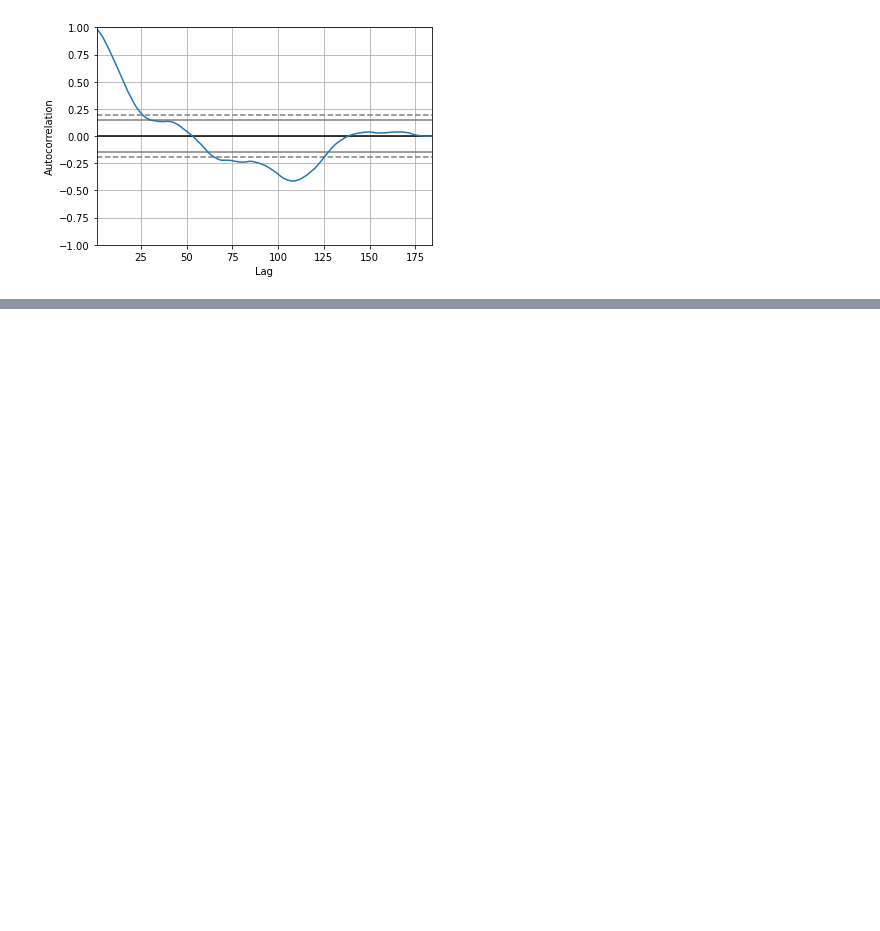
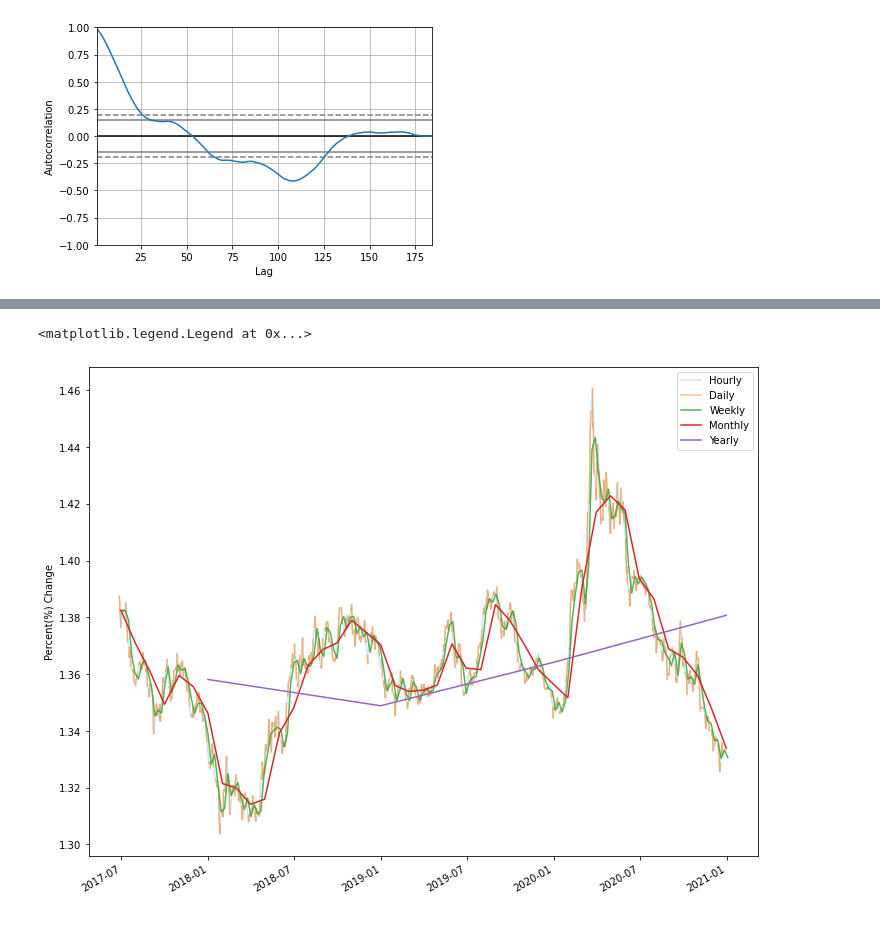
Before and after one commit to DeangeloBowen1/observing-east-asia-currencies, a Jupyter notebook: explore.ipynb, the cells around one changed output, grey strips where cells are left out. Cells and saved outputs as stored; diff of their text form; code cells hidden in the pictures; blank space fills up the shorter version.

```diff
--- a/explore.ipynb
+++ b/explore.ipynb
@@ -382,0 +405,14 @@ pd.plotting.autocorrelation_plot(y.resample('W').mean())
+# %%
+y = train.SPD
+# %%
+plt.figure(figsize=(12,10))
+y.plot(alpha=.2, label='Hourly')
+y.resample('D').mean().plot(alpha=0.5, label='Daily')
+y.resample('W').mean().plot(alpha=0.8, label='Weekly')
+y.resample('M').mean().plot(label='Monthly')
+y.resample('Y').mean().plot(label='Yearly',  xlabel=' ',
+                                        ylabel='Percent(%) Change')
+plt.legend()
+# %% [output]
+<matplotlib.legend.Legend at 0x...>
+[figure, added]
```
Also changed, not shown: parts of 46 cells of this notebook, 3 other files.
